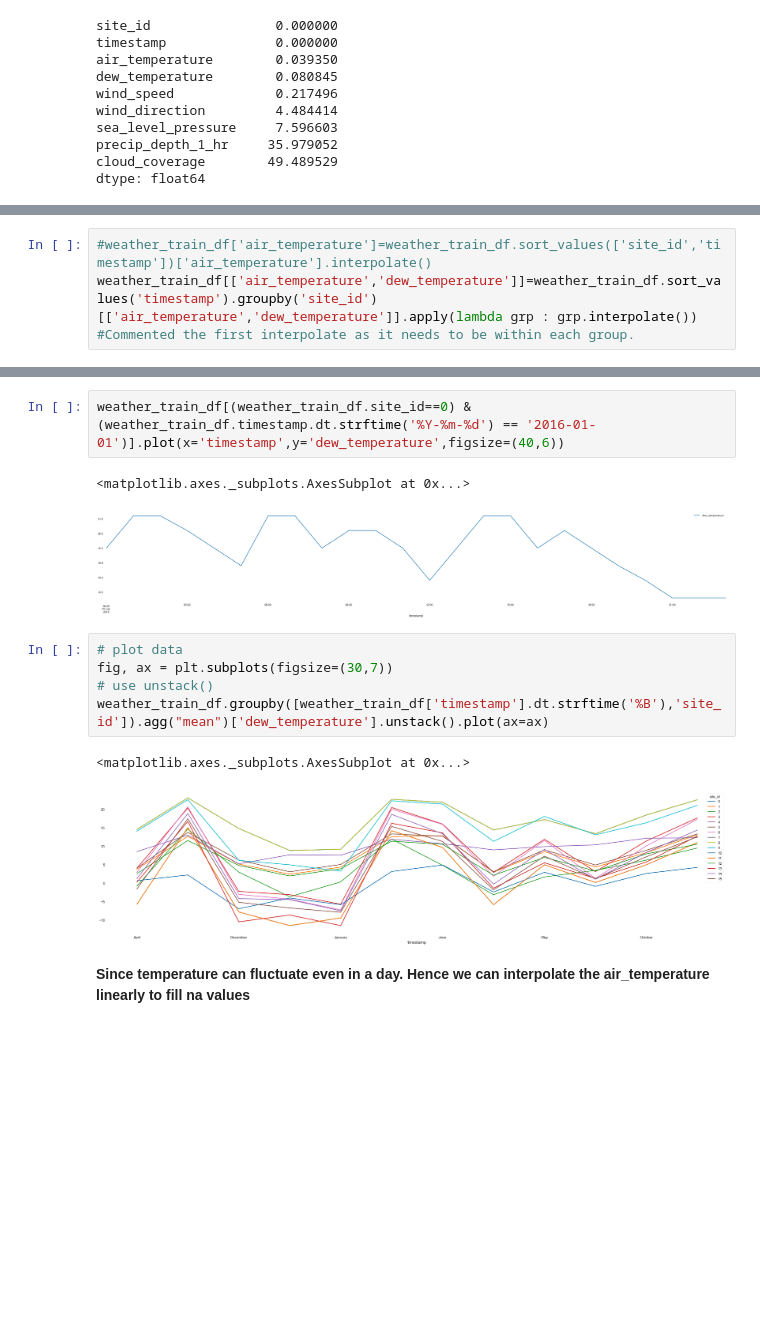
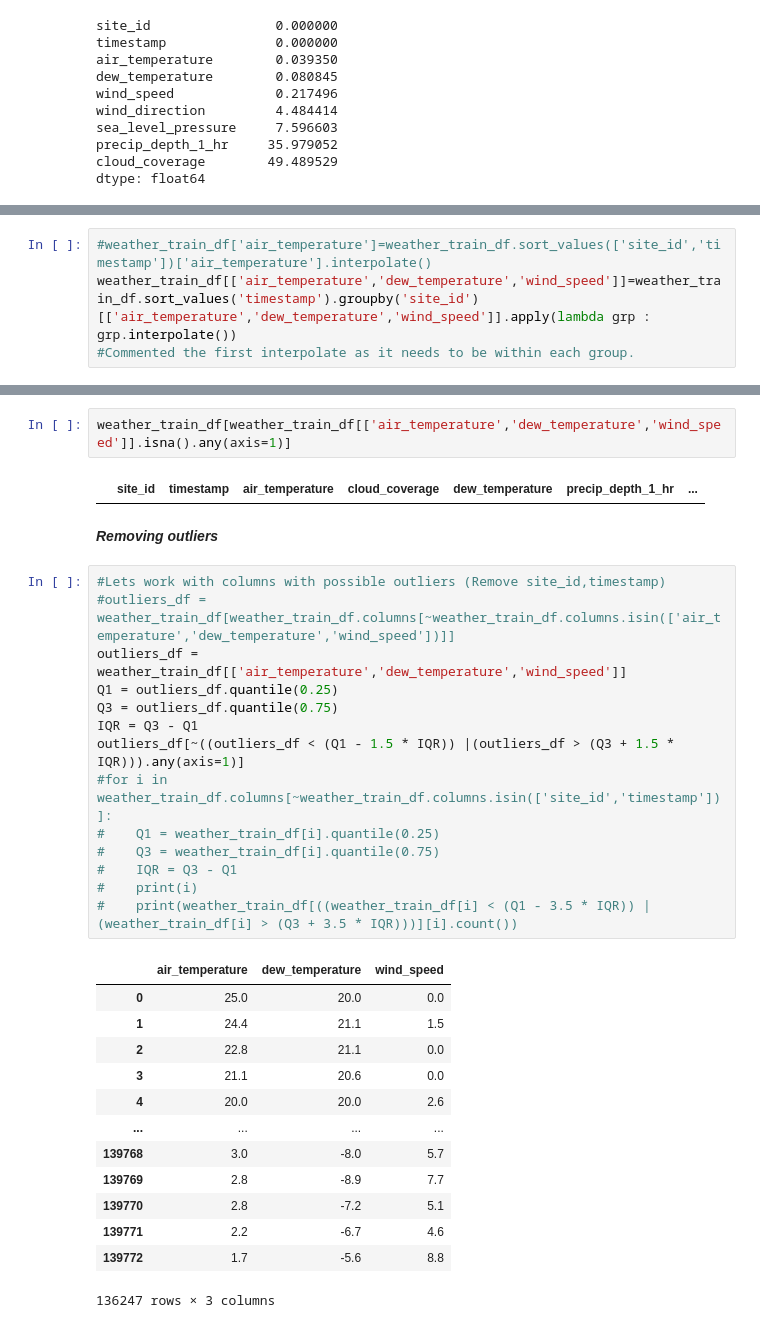
Before and after one commit to vaishalipp/ashrae-energy-predictor-3, a Jupyter notebook: notebooks/DataWrangling_Capstone2.ipynb, the cells around one changed output, grey strips where cells are left out. Saved outputs shown, nothing was run; the diff lists cells and outputs as text; blank space fills up the shorter version.

Commit message:
Data Wrangling - Added more steps to remove nulls and check for outliers

```diff
--- a/notebooks/DataWrangling_Capstone2.ipynb
+++ b/notebooks/DataWrangling_Capstone2.ipynb
@@ -352,4 +349,4 @@ weather_train_df.iloc[365:375]
 # %%
 #weather_train_df['air_temperature']=weather_train_df.sort_values(['site_id','timestamp'])['air_temperature'].interpolate()
-weather_train_df[['air_temperature','dew_temperature']]=weather_train_df.sort_values('timestamp').groupby('site_id')[['air_temperature','dew_temperature']].apply(lambda grp : grp.interpolate())
+weather_train_df[['air_temperature','dew_temperature','wind_speed']]=weather_train_df.sort_values('timestamp').groupby('site_id')[['air_temperature','dew_temperature','wind_speed']].apply(lambda grp : grp.interpolate())
 #Commented the first interpolate as it needs to be within each group.
@@ -370,16 +353,34 @@ weather_train_df.iloc[365:375]
-# %%
-weather_train_df[(weather_train_df.site_id==0) & (weather_train_df.timestamp.dt.strftime('%Y-%m-%d') == '2016-01-01')].plot(x='timestamp',y='dew_temperature',figsize=(40,6))
-# %% [output]
-<matplotlib.axes._subplots.AxesSubplot at 0x...>
-[figure, removed]
-# %%
-# plot data
-fig, ax = plt.subplots(figsize=(30,7))
-# use unstack()
-weather_train_df.groupby([weather_train_df['timestamp'].dt.strftime('%B'),'site_id']).agg("mean")['dew_temperature'].unstack().plot(ax=ax)
-# %% [output]
-<matplotlib.axes._subplots.AxesSubplot at 0x...>
-[figure, removed]
-# %% [markdown]
-**Since temperature can fluctuate even in a day.
-Hence we can interpolate the air_temperature linearly to fill na values**
+# %%
+weather_train_df[weather_train_df[['air_temperature','dew_temperature','wind_speed']].isna().any(axis=1)]
+# %% [output]
+|  | site_id | timestamp | air_temperature | cloud_coverage | dew_temperature | precip_depth_1_hr | ... |
+# %% [markdown]
+***Removing outliers***
+# %%
+#Lets work with columns with possible outliers (Remove site_id,timestamp)
+#outliers_df = weather_train_df[weather_train_df.columns[~weather_train_df.columns.isin(['air_temperature','dew_temperature','wind_speed'])]]
+outliers_df = weather_train_df[['air_temperature','dew_temperature','wind_speed']]
+Q1 = outliers_df.quantile(0.25)
+Q3 = outliers_df.quantile(0.75)
+IQR = Q3 - Q1
+outliers_df[~((outliers_df < (Q1 - 1.5 * IQR)) |(outliers_df > (Q3 + 1.5 * IQR))).any(axis=1)]
+#for i in weather_train_df.columns[~weather_train_df.columns.isin(['site_id','timestamp'])]:
+#    Q1 = weather_train_df[i].quantile(0.25)
+#    Q3 = weather_train_df[i].quantile(0.75)
+#    IQR = Q3 - Q1
+#    print(i)
+#    print(weather_train_df[((weather_train_df[i] < (Q1 - 3.5 * IQR)) |(weather_train_df[i] > (Q3 + 3.5 * IQR)))][i].count())
+# %% [output]
+|  | air_temperature | dew_temperature | wind_speed |
+| 0 | 25.0 | 20.0 | 0.0 |
+| 1 | 24.4 | 21.1 | 1.5 |
+| 2 | 22.8 | 21.1 | 0.0 |
+| 3 | 21.1 | 20.6 | 0.0 |
+| 4 | 20.0 | 20.0 | 2.6 |
+| ... | ... | ... | ... |
+| 139768 | 3.0 | -8.0 | 5.7 |
+| 139769 | 2.8 | -8.9 | 7.7 |
+| 139770 | 2.8 | -7.2 | 5.1 |
+| 139771 | 2.2 | -6.7 | 4.6 |
+| 139772 | 1.7 | -5.6 | 8.8 |
+136247 rows × 3 columns
```
Also changed, not shown: parts of 12 cells of this notebook.
